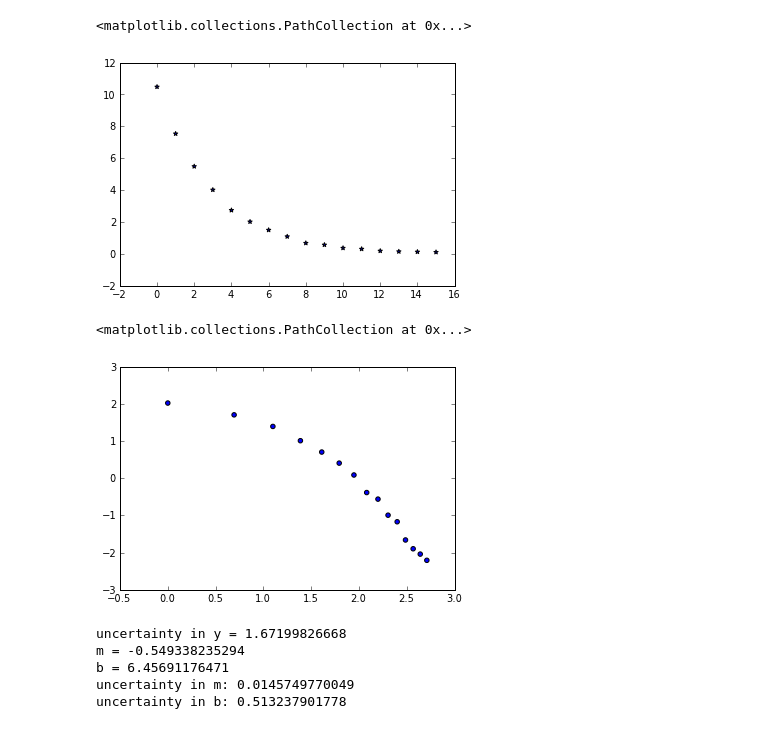
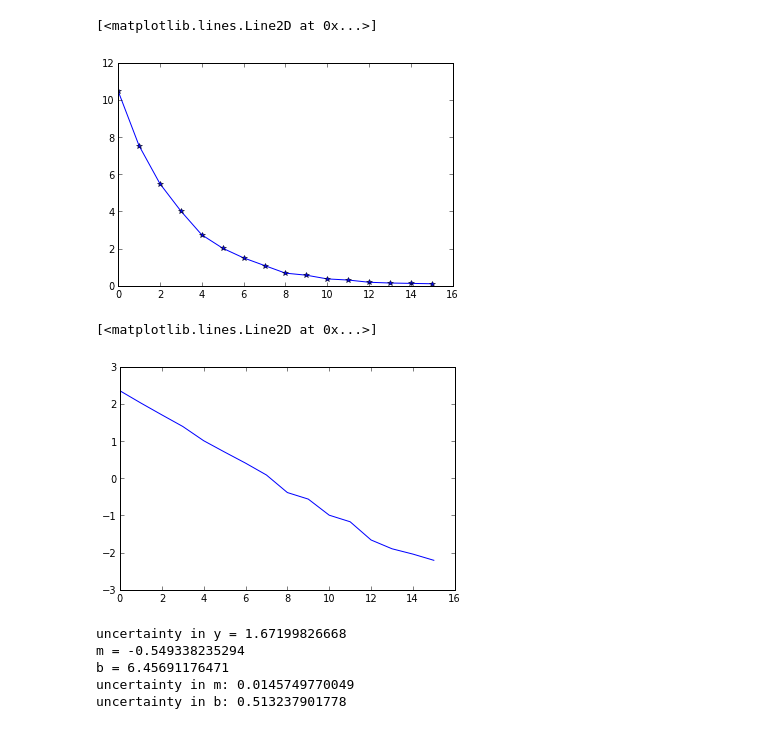
Before and after one commit to cdcunnin/PHYS202-S13, a Jupyter notebook: week10/Generic Curve Fitting.ipynb, the cells around one changed output. Cells and saved outputs as stored; diff of their text form; code cells hidden in the pictures.

```diff
--- a/week10/Generic Curve Fitting.ipynb
+++ b/week10/Generic Curve Fitting.ipynb
@@ -1,15 +1,15 @@
 # %%
-N,t = loadtxt("radioactivedecay.dat",unpack=True,usecols=[0,1])
+N,t = loadtxt("radioactivedecay2.dat",unpack=True,usecols=[0,1])
 # %%
-scatter(N,t,marker="*")
+plot(N,t,marker="*")
 # %% [output]
-<matplotlib.collections.PathCollection at 0x...>
+[<matplotlib.lines.Line2D at 0x...>]
-[figure, old version]
+[figure, new version]
 # %%
-scatter(log(N),log(t))
+plot(N,log(t))
 # %% [output]
-<matplotlib.collections.PathCollection at 0x...>
+[<matplotlib.lines.Line2D at 0x...>]
-[figure, old version]
+[figure, new version]
 # %%
 from CurveFitting import *
 
```
Also changed, not shown: parts of 9 cells of this notebook, 7 other files.
